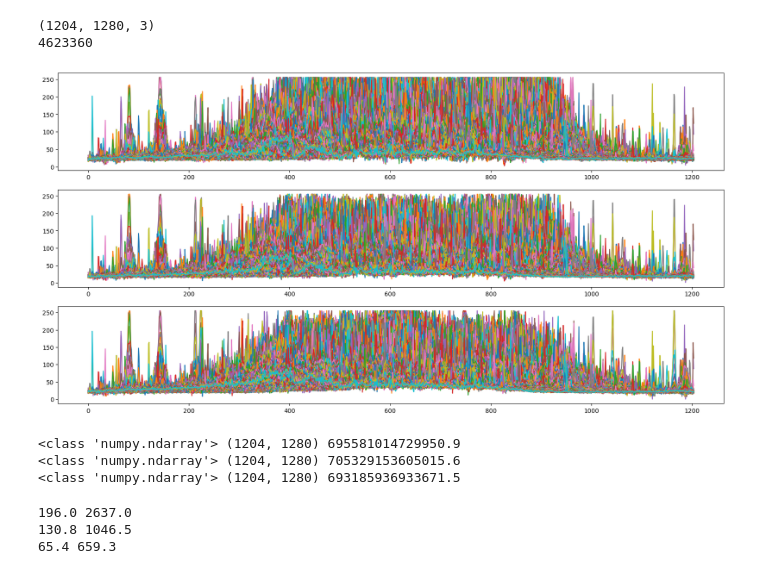
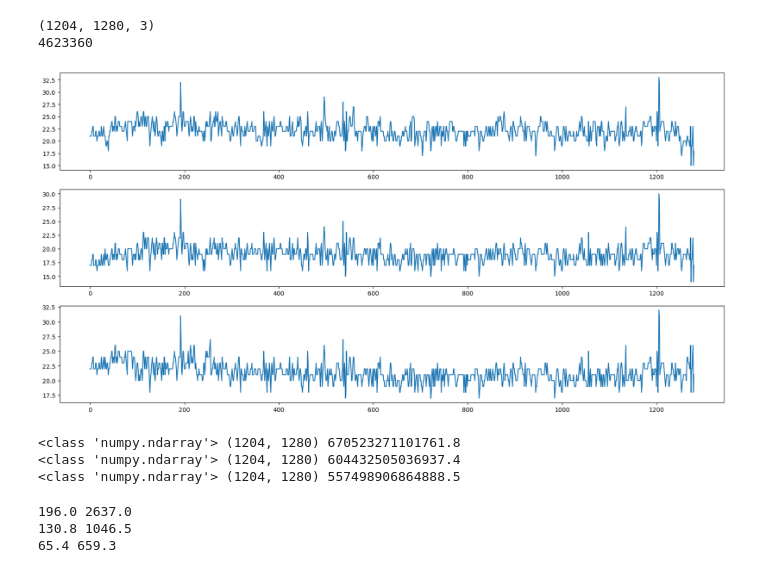
Before and after one commit to SA-Tester/Sonafication, a Jupyter notebook: Sonfications.ipynb, the cells around one changed output. Drawn from its saved outputs; the diff is of its cells as text; code cells hidden in the pictures.

```diff
--- a/Sonfications.ipynb
+++ b/Sonfications.ipynb
@@ -27,26 +27,26 @@ print(img.size)
 # %%
 # Splitting colours into BGR
 
-xpoints = np.arange(0, img.shape[0], 1, dtype=int) #img.shape[0]*img.shape[1]
+xpoints = np.arange(0, img.shape[1], 1, dtype=int) #img.shape[0]*img.shape[1]
 
 yBlue = img[:, :, 0]
 yGreen = img[:, :, 1]
 yRed = img[:, :, 2]
 
 plt.figure(figsize=(20,10))
 
 plt.subplot(3,1,1) # row = 1, col = 3, 1st position plt.plot(xpoints, yBlue[0:10000])
-plt.plot(xpoints, yBlue)
+plt.plot(xpoints, yBlue[0])
 
 plt.subplot(3,1,2) # row = 1, col = 3, 2nd position plt.plot(xpoints, yGreen[0:10000])
-plt.plot(xpoints, yGreen)
+plt.plot(xpoints, yGreen[0])
 
 plt.subplot(3,1,3) # row = 1, col = 3, 3rd position plt.plot(xpoints, yRed[0:10000])
-plt.plot(xpoints, yRed)
+plt.plot(xpoints, yRed[0])
 
 plt.show()
 # %% [output]
-[figure, old version]
+[figure, new version]
 # %%
 # get RGB colours and map them with frequencies
 # assume that 0 represent 400 nm (the minimum wavelength of visible light) and 255 represent 700 nm (the maximum
@@ -66,31 +66,31 @@ plt.show()
 
 speed_of_light = 3* pow(10,8)
 
-blueFrequencies = np.array([speed_of_light/ (((380 * pow(10, -9) * yBlue[i])/ 255) + 400* pow(10, -9)) if ((300 * pow(10, -9) * yBlue[i])/255).all() != 0
+'''blueFrequencies = np.array([speed_of_light/ (((380 * pow(10, -9) * yBlue[i])/ 255) + 400* pow(10, -9)) if ((300 * pow(10, -9) * yBlue[i])/255).all() != 0
                   else np.array([0.0]*yBlue[i]) for i in range(0,len(yBlue))])
 
 greenFrequencies = np.array([speed_of_light/ (((380 * pow(10, -9) * yGreen[i])/ 255) + 400* pow(10, -9)) if ((300 * pow(10, -9) * yGreen[i])/255).all() != 0
                   else np.array([0.0]*yGreen[i]) for i in range(0,len(yGreen))])
 
 redFrequencies = np.array([speed_of_light/ (((380 * pow(10, -9) * yRed[i])/ 255) + 400* pow(10, -9)) if ((300 * pow(10, -9) * yRed[i])/255).all() != 0
-                  else np.array([0.0]*yRed[i]) for i in range(0,len(yGreen))])
+                  else np.array([0.0]*yRed[i]) for i in range(0,len(yGreen))]) '''
 
-'''blueFrequencies = np.array([speed_of_light/ (((90* pow(10, -9)* yBlue[i])/255) + 440* pow(10, -9)) if ((300 * pow(10, -9) * yBlue[i])/255).all() != 0
+blueFrequencies = np.array([speed_of_light/ (((90* pow(10, -9)* yBlue[i])/255) + 440* pow(10, -9)) if ((300 * pow(10, -9) * yBlue[i])/255).all() != 0
                   else np.array([0.0]*yBlue[i]) for i in range(0,len(yBlue))])
 
 greenFrequencies = np.array([speed_of_light/ (((95* pow(10, -9)* yGreen[i])/255) + 490* pow(10, -9)) if ((300 * pow(10, -9) * yGreen[i])/255).all() != 0
                   else np.array([0.0]*yGreen[i]) for i in range(0,len(yGreen))])
 
 redFrequencies = np.array([speed_of_light/ (((210* pow(10, -9)* yRed[i])/ 255) + 520* pow(10, -9)) if ((300 * pow(10, -9) * yRed[i])/255).all() != 0
-                  else np.array([0.0]*yRed[i]) for i in range(0,len(yGreen))])'''
+                  else np.array([0.0]*yRed[i]) for i in range(0,len(yGreen))])
 
 print(type(blueFrequencies), blueFrequencies.shape, blueFrequencies[0][0])
 print(type(greenFrequencies), greenFrequencies.shape, greenFrequencies[0][0])
 print(type(redFrequencies), redFrequencies.shape, redFrequencies[0][0])
 # %% [output]
-<class 'numpy.ndarray'> (1204, 1280) 695581014729950.9
-<class 'numpy.ndarray'> (1204, 1280) 705329153605015.6
-<class 'numpy.ndarray'> (1204, 1280) 693185936933671.5
+<class 'numpy.ndarray'> (1204, 1280) 670523271101761.8
+<class 'numpy.ndarray'> (1204, 1280) 604432505036937.4
+<class 'numpy.ndarray'> (1204, 1280) 557498906864888.5
 # %%
 # Map calculated frequencies to the range of ochestral instruments
 # Ochestral frequencies 29.1 Hz (Contra Basoon) - 3322.4 Hz (Harp)
```
Also changed, not shown: 1 other file.
